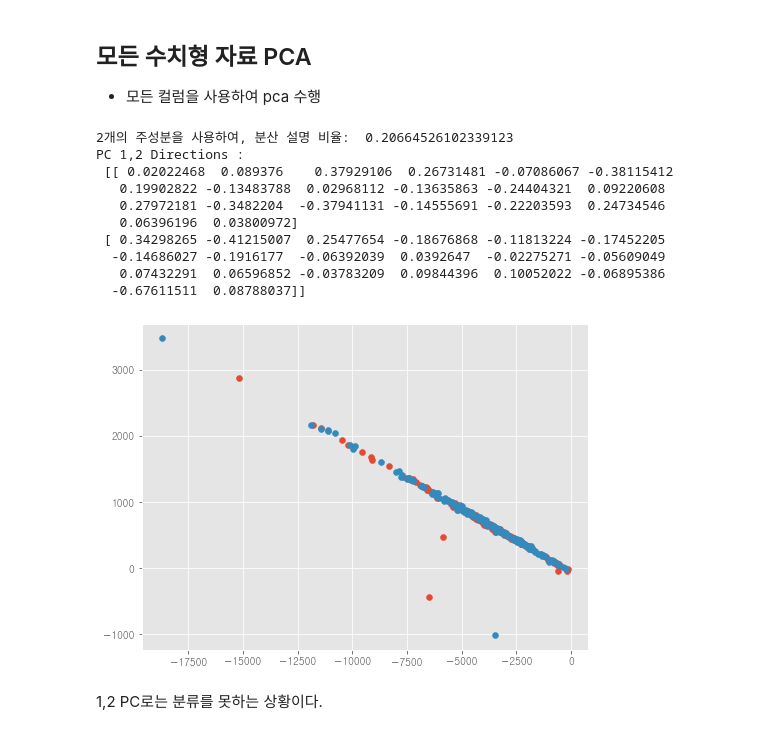
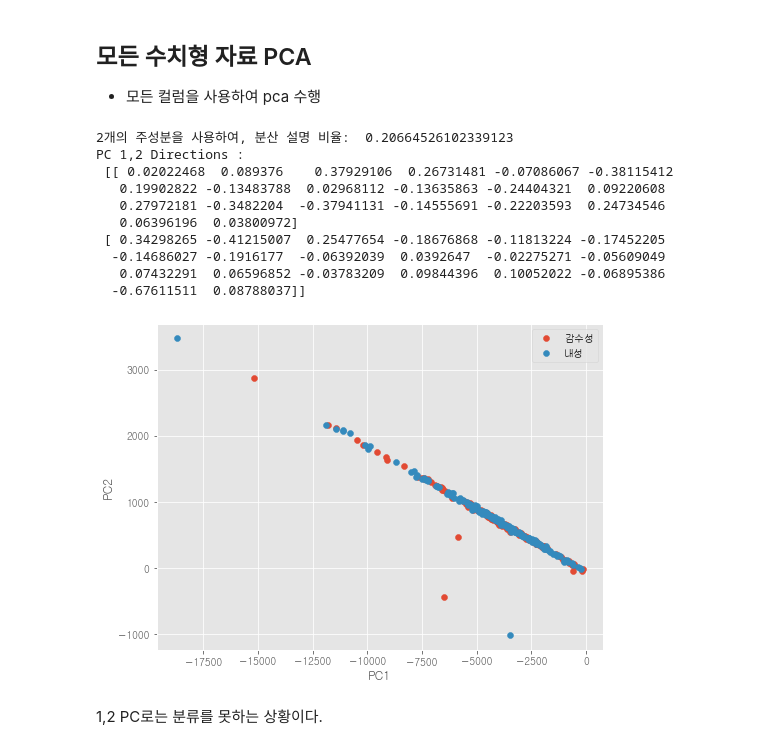
Before and after one commit to bub3690/22-1_multivariate, a Jupyter notebook: final_project/EDA.ipynb, the cells around one changed output. Saved outputs shown, nothing was run; the diff lists cells and outputs as text; code cells hidden in the pictures.

```diff
--- a/final_project/EDA.ipynb
+++ b/final_project/EDA.ipynb
@@ -444,34 +450,38 @@ eig_vecs = eig_vecs[:,idx]
 
 
 print("2개의 주성분을 사용하여, 분산 설명 비율: ", np.sum(eig_vals[0:2])/np.sum(eig_vals))
 print('PC 1,2 Directions :\n',eig_vecs[0:2])
 
 PCA=x_train.select_dtypes(include=np.number).dot(eig_vecs[0:2].T)
 #print('PC 1,2 :\n',PCA)
 
 PCA.columns=['PCA1','PCA2']
 
 fig =plt.figure(figsize=(8,6))
 sensibility = PCA[y_train==0] #
 tolerance = PCA[y_train==1] #
 
 plt.scatter(sensibility.iloc[:,0],sensibility.iloc[:,1],label='감수성')
 plt.scatter(tolerance.iloc[:,0],tolerance.iloc[:,1],label='내성')
+plt.xlabel("PC1")
+plt.ylabel("PC2")
+plt.legend()
+
 
 #plt.scatter(PCA.iloc[:,0],PCA.iloc[:,1])
 plt.show()
 # %% [output]
 2개의 주성분을 사용하여, 분산 설명 비율:  0.20664526102339123
 PC 1,2 Directions :
  [[ 0.02022468  0.089376    0.37929106  0.26731481 -0.07086067 -0.38115412
    0.19902822 -0.13483788  0.02968112 -0.13635863 -0.24404321  0.09220608
    0.27972181 -0.3482204  -0.37941131 -0.14555691 -0.22203593  0.24734546
    0.06396196  0.03800972]
  [ 0.34298265 -0.41215007  0.25477654 -0.18676868 -0.11813224 -0.17452205
   -0.14686027 -0.1916177  -0.06392039  0.0392647  -0.02275271 -0.05609049
    0.07432291  0.06596852 -0.03783209  0.09844396  0.10052022 -0.06895386
   -0.67611511  0.08788037]]
-[figure, old version]
+[figure, new version]
 # %% [markdown]
 1,2 PC로는 분류를 못하는 상황이다.
 # %%
```
Also changed, not shown: parts of 25 cells of this notebook, 2 other files.
